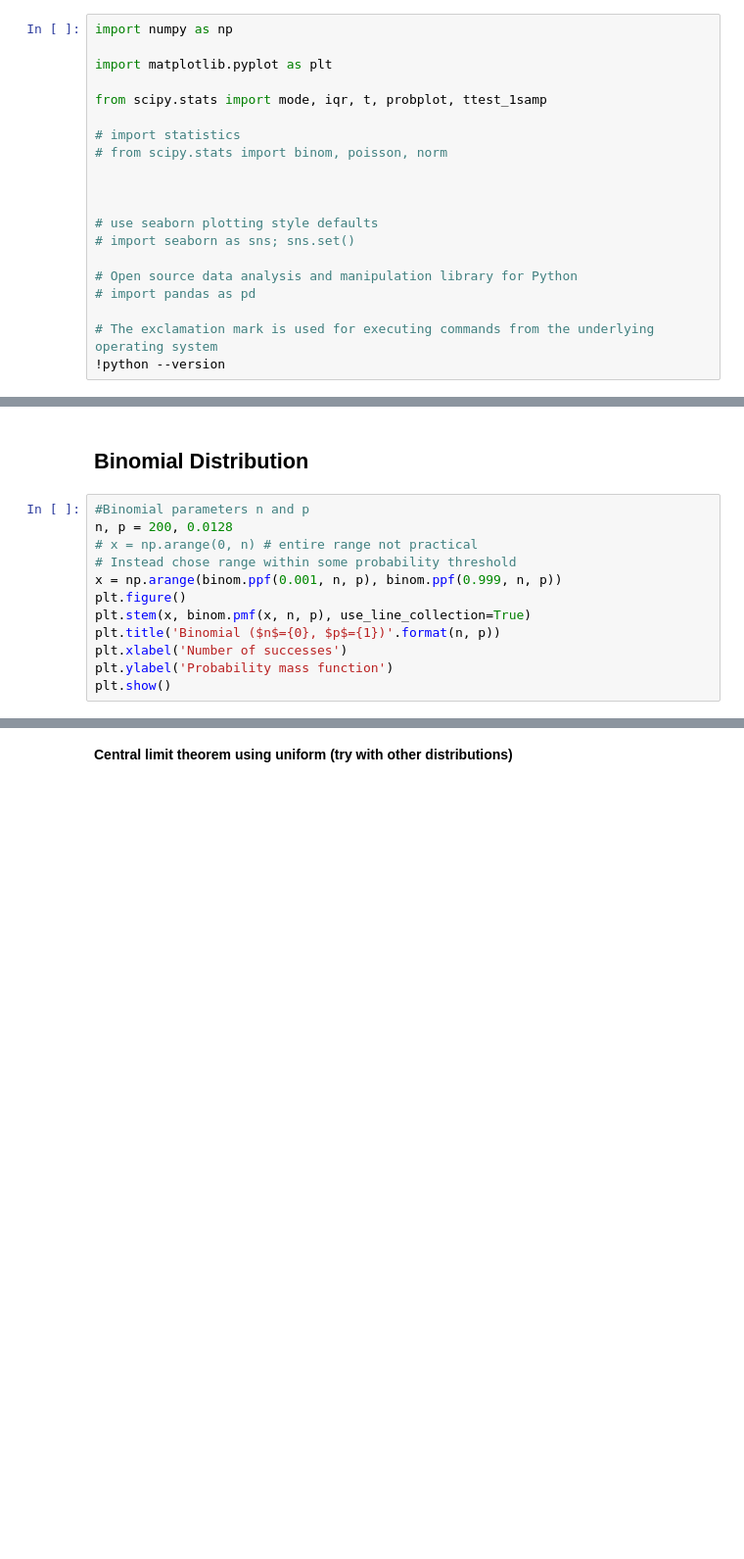
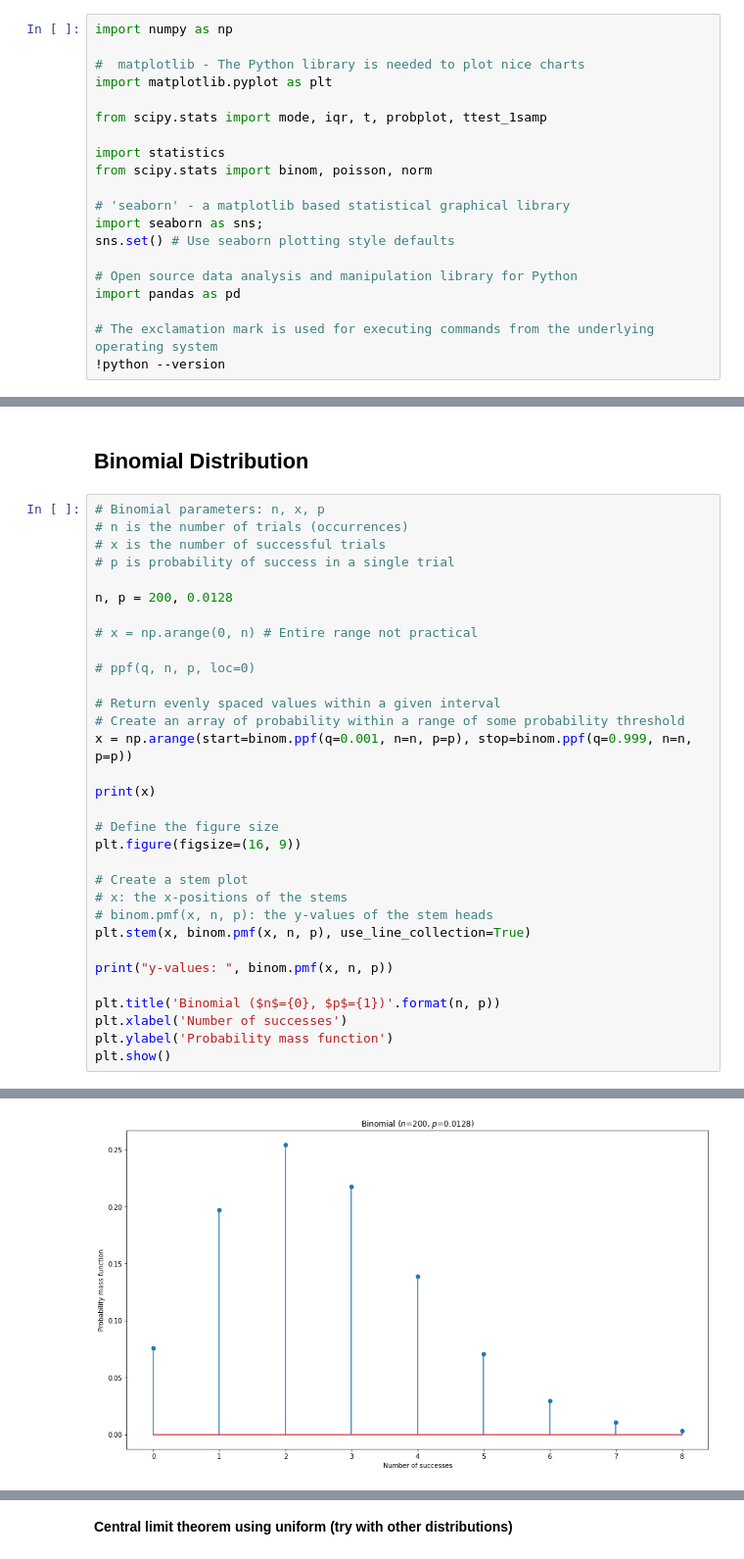
Before and after one commit to zaedulislam/CU_INSE_6220-Advanced_Statistical_Approaches_to_Quality, a Jupyter notebook: Tutorial 1.ipynb, the cells around one changed output, grey strips where cells are left out. Shown at 98% size. Saved outputs shown, nothing was run; the diff lists cells and outputs as text; blank space fills up the shorter version.

Commit message:
Probability distribution

```diff
--- a/Tutorial 1.ipynb
+++ b/Tutorial 1.ipynb
@@ -5,20 +5,20 @@
 # %%
 import numpy as np
 
+#  matplotlib - The Python library is needed to plot nice charts
 import matplotlib.pyplot as plt
 
 from scipy.stats import mode, iqr, t, probplot, ttest_1samp
 
-# import statistics
-# from scipy.stats import binom, poisson, norm
+import statistics
+from scipy.stats import binom, poisson, norm
 
-
-
-# use seaborn plotting style defaults
-# import seaborn as sns; sns.set()
+# 'seaborn' - a matplotlib based statistical graphical library
+import seaborn as sns;
+sns.set() # Use seaborn plotting style defaults
 
 # Open source data analysis and manipulation library for Python
-# import pandas as pd
+import pandas as pd
 
 # The exclamation mark is used for executing commands from the underlying operating system
 !python --version
@@ -194,14 +182,35 @@ plt.figure()
 # %% [markdown]
 ## Binomial Distribution
 # %%
-#Binomial parameters n and p
+# Binomial parameters: n, x, p
+# n is the number of trials (occurrences)
+# x is the number of successful trials
+# p is probability of success in a single trial
+
 n, p = 200, 0.0128
-# x = np.arange(0, n) # entire range not practical
-# Instead chose range within some probability threshold
-x = np.arange(binom.ppf(0.001, n, p), binom.ppf(0.999, n, p))
-plt.figure()
+
+# x = np.arange(0, n) # Entire range not practical
+
+# ppf(q, n, p, loc=0)
+
+# Return evenly spaced values within a given interval
+# Create an array of probability within a range of some probability threshold
+x = np.arange(start=binom.ppf(q=0.001, n=n, p=p), stop=binom.ppf(q=0.999, n=n, p=p))
+
+print(x)
+
+# Define the figure size
+plt.figure(figsize=(16, 9))
+
+# Create a stem plot
+# x: the x-positions of the stems
+# binom.pmf(x, n, p): the y-values of the stem heads
 plt.stem(x, binom.pmf(x, n, p), use_line_collection=True)
+
+print("y-values: ", binom.pmf(x, n, p))
+
 plt.title('Binomial ($n$={0}, $p$={1})'.format(n, p))
 plt.xlabel('Number of successes')
 plt.ylabel('Probability mass function')
 plt.show()
+# %% [output]
@@ -208 +220,2 @@ plt.show()
+[figure, added]
 # %% [markdown]
```
Also changed, not shown: parts of 18 cells of this notebook.
